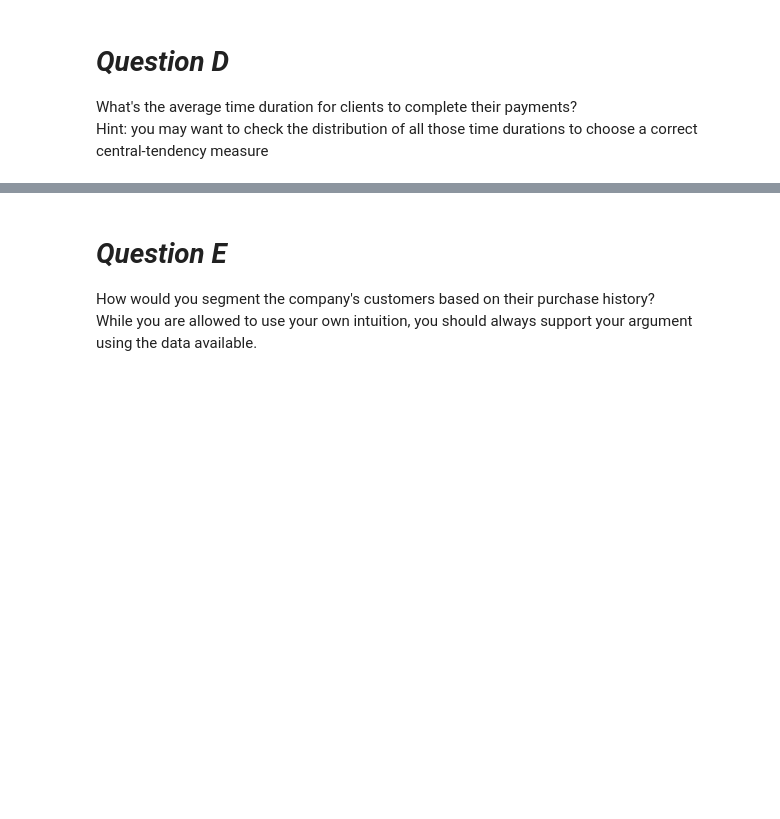
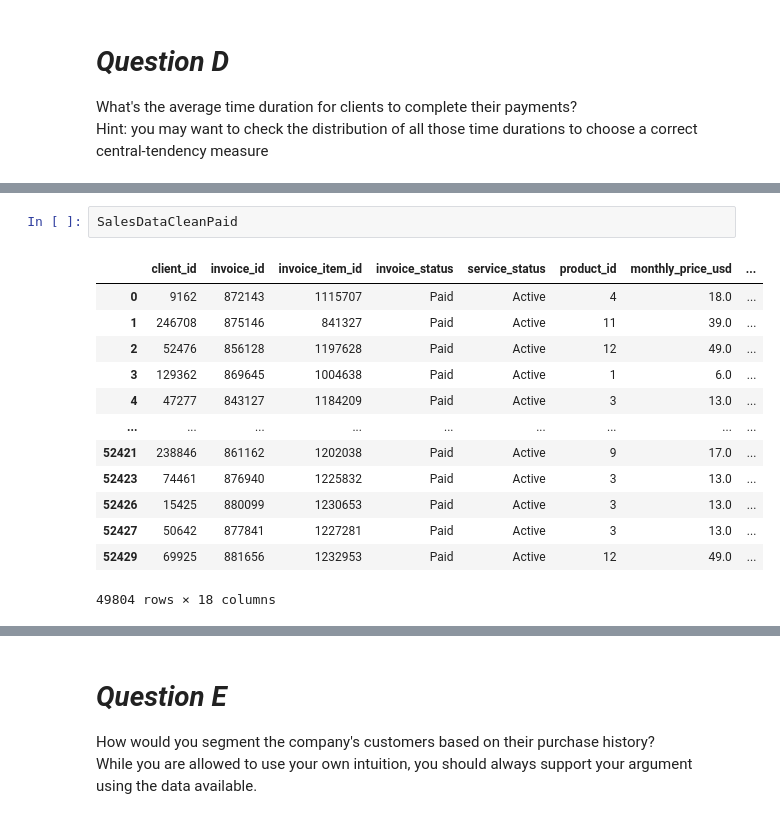
Before and after one commit to muslikhannur/P_SalesData_WranglingTest, a Jupyter notebook: WranglingTest_SalesData.ipynb, the cells around one changed output, grey strips where cells are left out. Drawn from its saved outputs; the diff is of its cells as text; blank space fills up the shorter version.

```diff
--- a/WranglingTest_SalesData.ipynb
+++ b/WranglingTest_SalesData.ipynb
@@ -222,0 +254,16 @@ What's the average time duration for clients to complete their payments? <br> Hi
+# %%
+SalesDataCleanPaid
+# %% [output]
+|  | client_id | invoice_id | invoice_item_id | invoice_status | service_status | product_id | monthly_price_usd | ... |
+| 0 | 9162 | 872143 | 1115707 | Paid | Active | 4 | 18.0 | ... |
+| 1 | 246708 | 875146 | 841327 | Paid | Active | 11 | 39.0 | ... |
+| 2 | 52476 | 856128 | 1197628 | Paid | Active | 12 | 49.0 | ... |
+| 3 | 129362 | 869645 | 1004638 | Paid | Active | 1 | 6.0 | ... |
+| 4 | 47277 | 843127 | 1184209 | Paid | Active | 3 | 13.0 | ... |
+| ... | ... | ... | ... | ... | ... | ... | ... | ... |
+| 52421 | 238846 | 861162 | 1202038 | Paid | Active | 9 | 17.0 | ... |
+| 52423 | 74461 | 876940 | 1225832 | Paid | Active | 3 | 13.0 | ... |
+| 52426 | 15425 | 880099 | 1230653 | Paid | Active | 3 | 13.0 | ... |
+| 52427 | 50642 | 877841 | 1227281 | Paid | Active | 3 | 13.0 | ... |
+| 52429 | 69925 | 881656 | 1232953 | Paid | Active | 12 | 49.0 | ... |
+49804 rows × 18 columns
```
Also changed, not shown: parts of 18 cells of this notebook.
